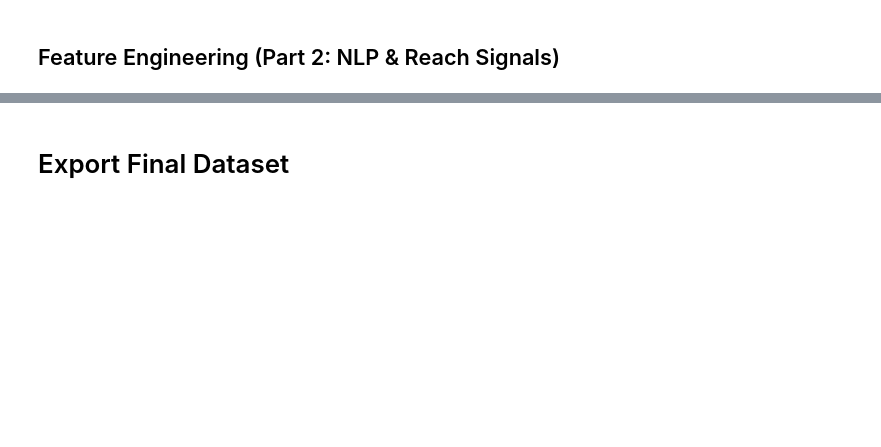
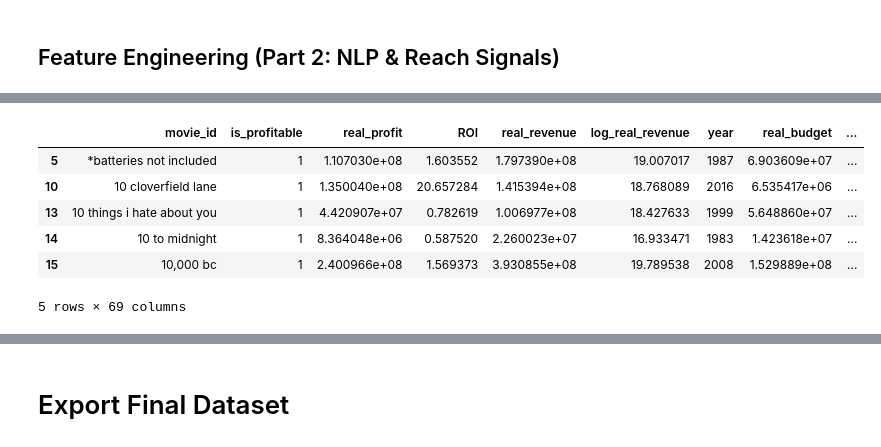
Before and after one commit to JohnnySolo/Data-Analysis-Project---Blockbuster-Movies, a Jupyter notebook: Preprocessing_Notebook_4th_edition.ipynb, the cells around one changed output, grey strips where cells are left out. Drawn from its saved outputs; the diff is of its cells as text; code cells hidden in the pictures; blank space fills up the shorter version.

```diff
--- a/Preprocessing_Notebook_4th_edition.ipynb
+++ b/Preprocessing_Notebook_4th_edition.ipynb
@@ -1187,6 +1096,17 @@ quick_column_summary(df_export_final, 'df_export_final')
 # Fix 2: Omit observations with NA's
 df_export_final = df_export_final[
     df_export_final['runtime'].notna()].copy()
+# %%
+# Check how it looks
+df_export_final.head()
+# %% [output]
+|  | movie_id | is_profitable | real_profit | ROI | real_revenue | log_real_revenue | year | real_budget | ... |
+| 5 | *batteries not included | 1 | 1.107030e+08 | 1.603552 | 1.797390e+08 | 19.007017 | 1987 | 6.903609e+07 | ... |
+| 10 | 10 cloverfield lane | 1 | 1.350040e+08 | 20.657284 | 1.415394e+08 | 18.768089 | 2016 | 6.535417e+06 | ... |
+| 13 | 10 things i hate about you | 1 | 4.420907e+07 | 0.782619 | 1.006977e+08 | 18.427633 | 1999 | 5.648860e+07 | ... |
+| 14 | 10 to midnight | 1 | 8.364048e+06 | 0.587520 | 2.260023e+07 | 16.933471 | 1983 | 1.423618e+07 | ... |
+| 15 | 10,000 bc | 1 | 2.400966e+08 | 1.569373 | 3.930855e+08 | 19.789538 | 2008 | 1.529889e+08 | ... |
+5 rows × 69 columns
 # %%
 df_export_final.shape
 # %% [output]
```
Also changed, not shown: parts of 34 cells of this notebook.
